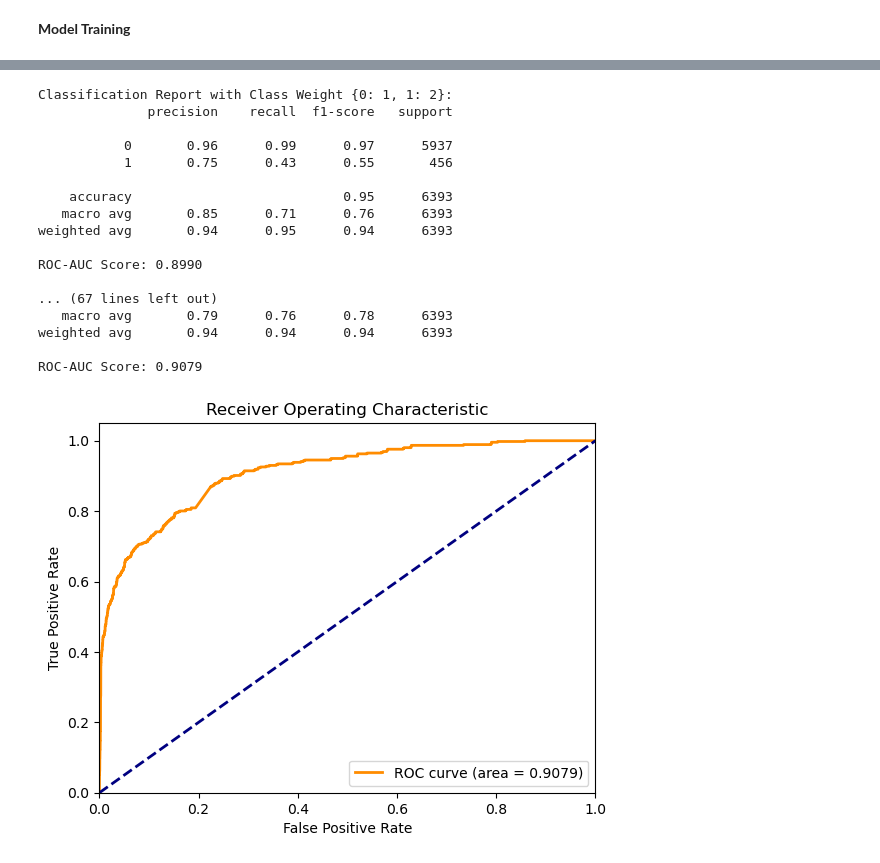
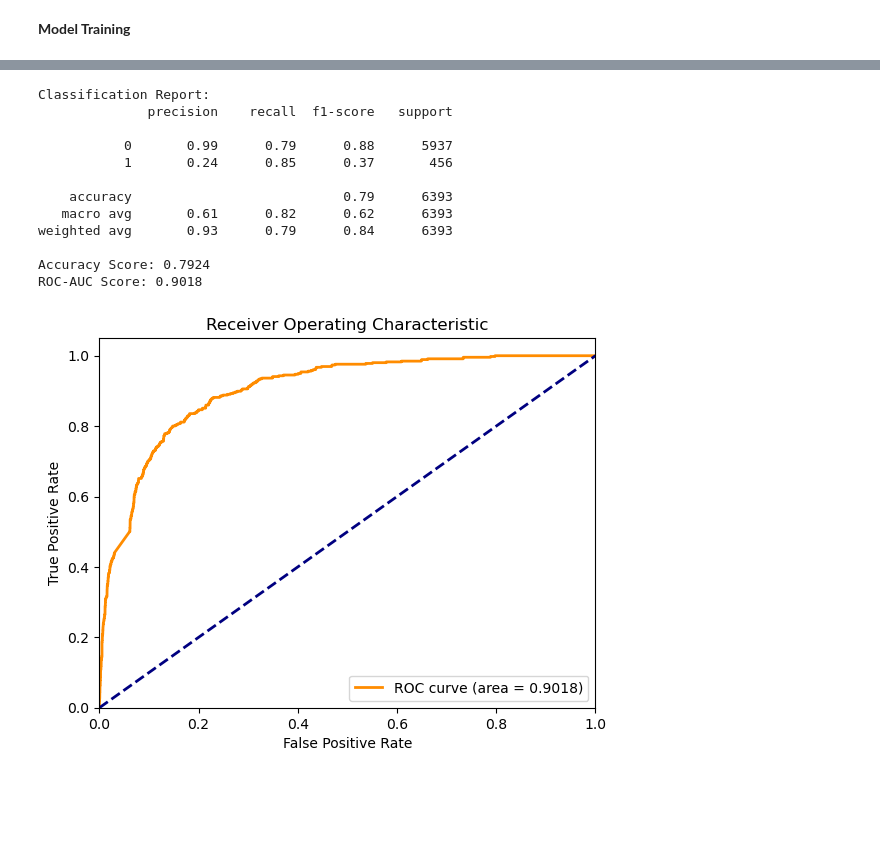
Before and after one commit to tarlan3003/x_sentiment_analysis, a Jupyter notebook: sentiment_analysis.ipynb, the cells around one changed output, grey strips where cells are left out. Cells and saved outputs as stored; diff of their text form; code cells hidden in the pictures; blank space fills up the shorter version.

```diff
--- a/sentiment_analysis.ipynb
+++ b/sentiment_analysis.ipynb
@@ -644,64 +581,56 @@ ROC-AUC Score: 0.9128
 # %%
 from sklearn.svm import SVC
-from sklearn.metrics import classification_report, roc_auc_score, roc_curve
+from sklearn.metrics import classification_report, roc_auc_score, roc_curve, accuracy_score
 import matplotlib.pyplot as plt
 
-# Define a function to train and evaluate the model
-def evaluate_svm_model(class_weight):
-    model = SVC(probability=True, random_state=42, class_weight=class_weight)
-    model.fit(X_train, y_train)
+# Define the best parameters
+#These parameters are obtained by applying GridSearch
+best_params = {'C': 0.1, 'gamma': 1, 'kernel': 'linear', 'class_weight': None}
+
+# Define a function to train and evaluate the model with the best parameters
+def evaluate_svm_model():
+    model = SVC(probability=True, **best_params)
+    model.fit(X_train_resampled, y_train_resampled)
     y_pred = model.predict(X_val)
     y_pred_proba = model.predict_proba(X_val)[:, 1]
-    print(f"Classification Report with Class Weight {class_weight}:")
+    accuracy = accuracy_score(y_val, y_pred)
+    print("Classification Report:")
     print(classification_report(y_val, y_pred))
     roc_auc = roc_auc_score(y_val, y_pred_proba)
+    print(f'Accuracy Score: {accuracy:.4f}')
     print(f'ROC-AUC Score: {roc_auc:.4f}\n')
     return model, y_pred_proba
 
-# Try different class weights
-class_weights = [{0: 1, 1: 2}, {0: 1, 1: 2.5}, {0: 1, 1: 3}, {0: 1, 1: 3.5}, {0: 1, 1: 4}, {0: 1, 1: 4.5}, {0: 1, 1: 5}]
-best_model = None
-best_auc = 0
-
-for weight in class_weights:
-    model, y_pred_proba = evaluate_svm_model(weight)
-    auc = roc_auc_score(y_val, y_pred_proba)
-    if auc > best_auc:
-        best_auc = auc
-        best_model = model
+# Train and evaluate the model with the best parameters
+best_model, y_pred_proba = evaluate_svm_model()
 
 # Apply the best model to the validation set for ROC curve
 y_val_pred_proba = best_model.predict_proba(X_val)[:, 1]
 
 # Plot ROC curve
 fpr, tpr, _ = roc_curve(y_val, y_val_pred_proba)
 plt.figure()
-plt.plot(fpr, tpr, color='darkorange', lw=2, label=f'ROC curve (area = {best_auc:.4f})')
+plt.plot(fpr, tpr, color='darkorange', lw=2, label=f'ROC curve (area = {roc_auc_score(y_val, y_val_pred_proba):.4f})')
 plt.plot([0, 1], [0, 1], color='navy', lw=2, linestyle='--')
 plt.xlim([0.0, 1.0])
 plt.ylim([0.0, 1.05])
 plt.xlabel('False Positive Rate')
 plt.ylabel('True Positive Rate')
 plt.title('Receiver Operating Characteristic')
 plt.legend(loc="lower right")
 plt.show()
 # %% [output]
-Classification Report with Class Weight {0: 1, 1: 2}:
+Classification Report:
               precision    recall  f1-score   support
 
-           0       0.96      0.99      0.97      5937
-           1       0.75      0.43      0.55       456
+           0       0.99      0.79      0.88      5937
+           1       0.24      0.85      0.37       456
 
-    accuracy                           0.95      6393
-   macro avg       0.85      0.71      0.76      6393
-weighted avg       0.94      0.95      0.94      6393
+    accuracy                           0.79      6393
+   macro avg       0.61      0.82      0.62      6393
+weighted avg       0.93      0.79      0.84      6393
 
-ROC-AUC Score: 0.8990
-
-... (67 lines left out)
-   macro avg       0.79      0.76      0.78      6393
-weighted avg       0.94      0.94      0.94      6393
-
-ROC-AUC Score: 0.9079
+Accuracy Score: 0.7924
+ROC-AUC Score: 0.9018
-[figure, old version]
+[figure, new version]
 # %%
```
Also changed, not shown: parts of 16 cells of this notebook.
